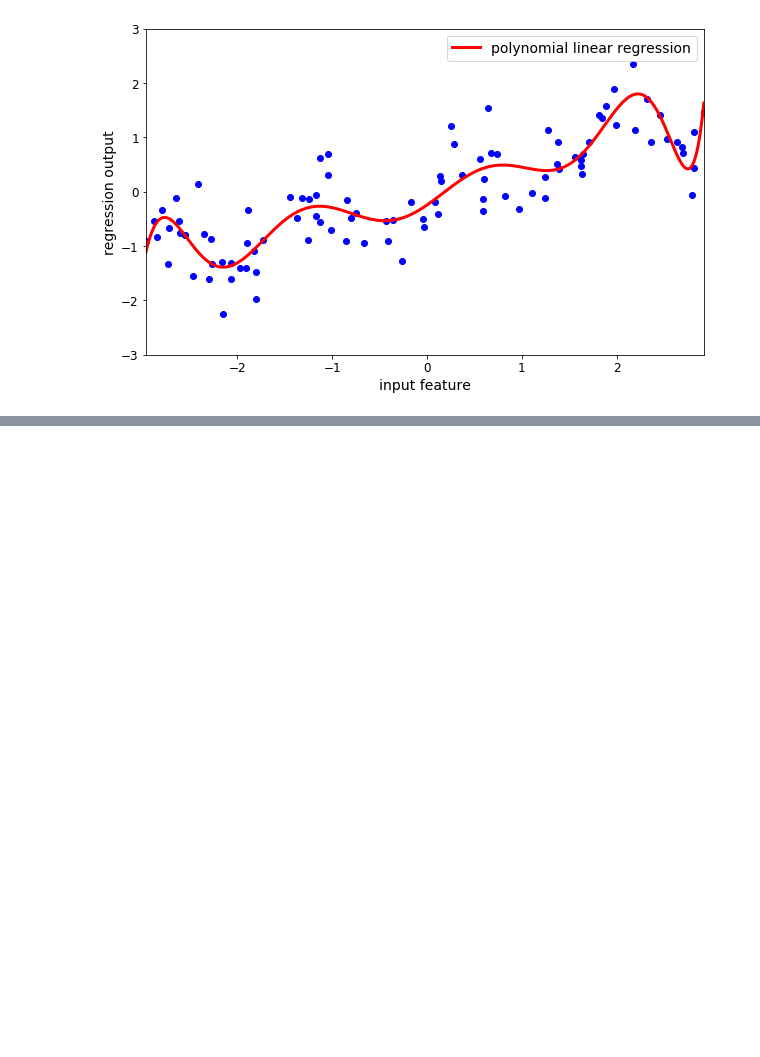
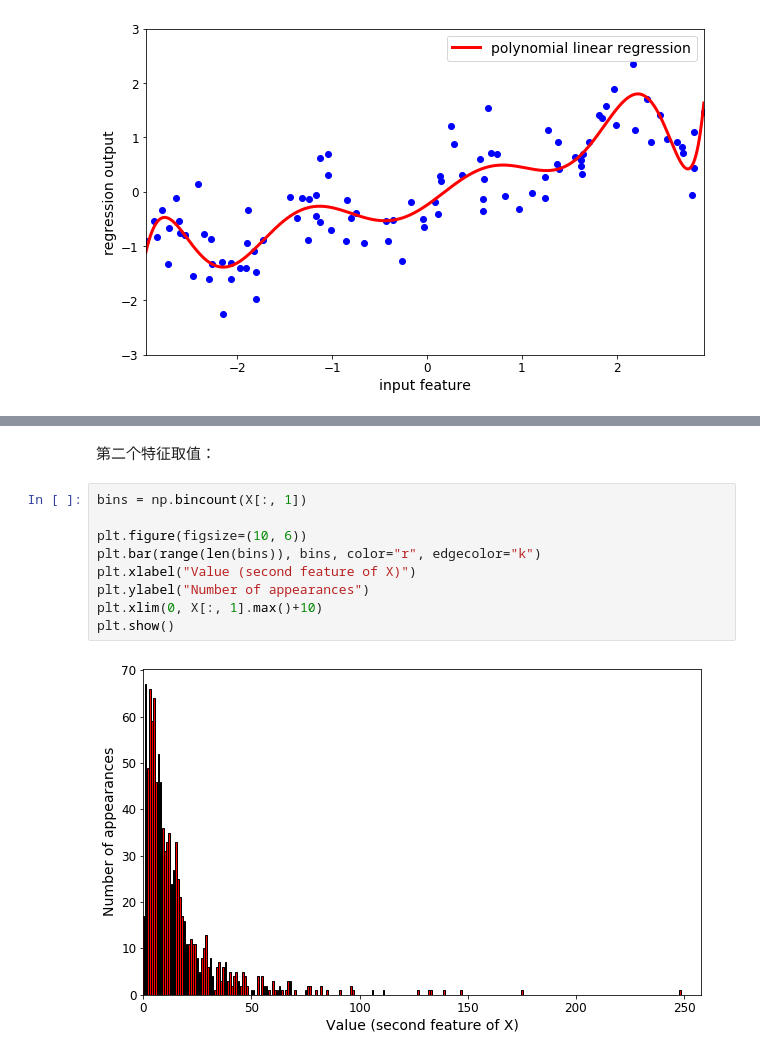
Before and after one commit to libingallin/introduction-to-ml, a Jupyter notebook: ch4_representing_data_and_engineering_features.ipynb, the cells around one changed output, grey strips where cells are left out. Cells and saved outputs as stored; diff of their text form; blank space fills up the shorter version.

```diff
--- a/ch4_representing_data_and_engineering_features.ipynb
+++ b/ch4_representing_data_and_engineering_features.ipynb
@@ -434,0 +597,13 @@ plt.show()
+# %% [markdown]
+第二个特征取值：
+# %%
+bins = np.bincount(X[:, 1])
+
+plt.figure(figsize=(10, 6))
+plt.bar(range(len(bins)), bins, color="r", edgecolor="k")
+plt.xlabel("Value (second feature of X)")
+plt.ylabel("Number of appearances")
+plt.xlim(0, X[:, 1].max()+10)
+plt.show()
+# %% [output]
+[figure, added]
```
Also changed, not shown: parts of 137 cells of this notebook.
